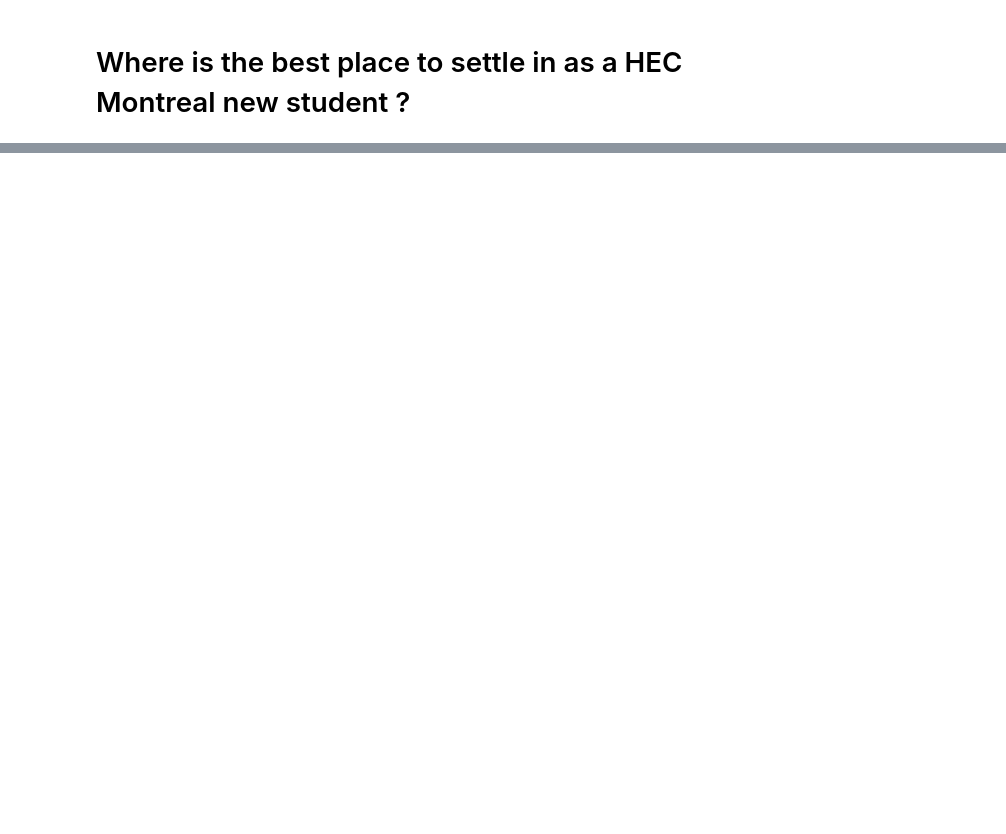
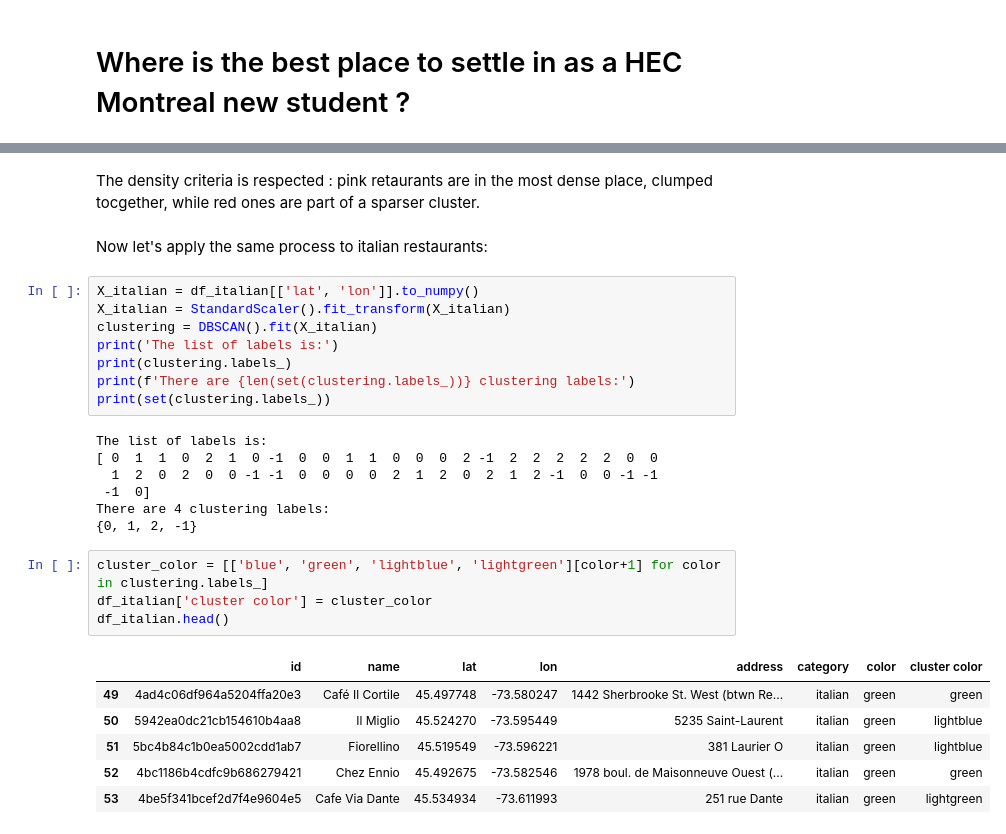
Before and after one commit to SoCrespo/Coursera_Capstone, a Jupyter notebook: Capstone_final_public.ipynb, the cells around one changed output, grey strips where cells are left out. Cells and saved outputs as stored; diff of their text form; blank space fills up the shorter version.

```diff
--- a/Capstone_final_public.ipynb
+++ b/Capstone_final_public.ipynb
@@ -93,0 +254,30 @@ data.groupby("category").count()[['venue_id']]
+# %% [markdown]
+The density criteria is respected : pink retaurants are in the most dense place, clumped tocgether, while red ones are part of a sparser cluster.
+# %% [markdown]
+Now let's apply the same process to italian restaurants:
+# %%
+X_italian = df_italian[['lat', 'lon']].to_numpy()
+X_italian = StandardScaler().fit_transform(X_italian)
+clustering = DBSCAN().fit(X_italian)
+print('The list of labels is:')
+print(clustering.labels_)
+print(f'There are {len(set(clustering.labels_))} clustering labels:')
+print(set(clustering.labels_))
+# %% [output]
+The list of labels is:
+[ 0  1  1  0  2  1  0 -1  0  0  1  1  0  0  0  2 -1  2  2  2  2  2  0  0
+  1  2  0  2  0  0 -1 -1  0  0  0  0  2  1  2  0  2  1  2 -1  0  0 -1 -1
+ -1  0]
+There are 4 clustering labels:
+{0, 1, 2, -1}
+# %%
+cluster_color = [['blue', 'green', 'lightblue', 'lightgreen'][color+1] for color in clustering.labels_]
+df_italian['cluster color'] = cluster_color
+df_italian.head()
+# %% [output]
+|  | id | name | lat | lon | address | category | color | cluster color |
+| 49 | 4ad4c06df964a5204ffa20e3 | Café Il Cortile | 45.497748 | -73.580247 | 1442 Sherbrooke St. West (btwn Re... | italian | green | green |
+| 50 | 5942ea0dc21cb154610b4aa8 | Il Miglio | 45.524270 | -73.595449 | 5235 Saint-Laurent | italian | green | lightblue |
+| 51 | 5bc4b84c1b0ea5002cdd1ab7 | Fiorellino | 45.519549 | -73.596221 | 381 Laurier O | italian | green | lightblue |
+| 52 | 4bc1186b4cdfc9b686279421 | Chez Ennio | 45.492675 | -73.582546 | 1978 boul. de Maisonneuve Ouest (... | italian | green | green |
+| 53 | 4be5f341bcef2d7f4e9604e5 | Cafe Via Dante | 45.534934 | -73.611993 | 251 rue Dante | italian | green | lightgreen |
```
Also changed, not shown: parts of 75 cells of this notebook, 1 other file.
